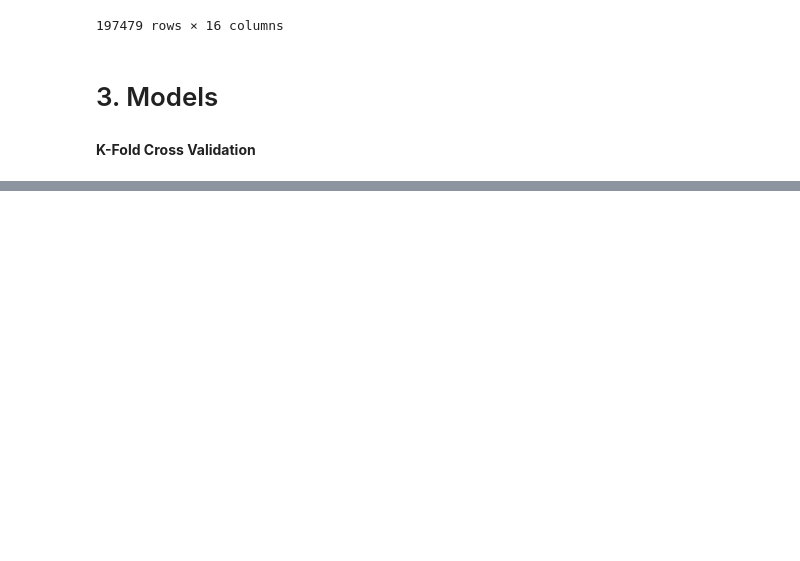
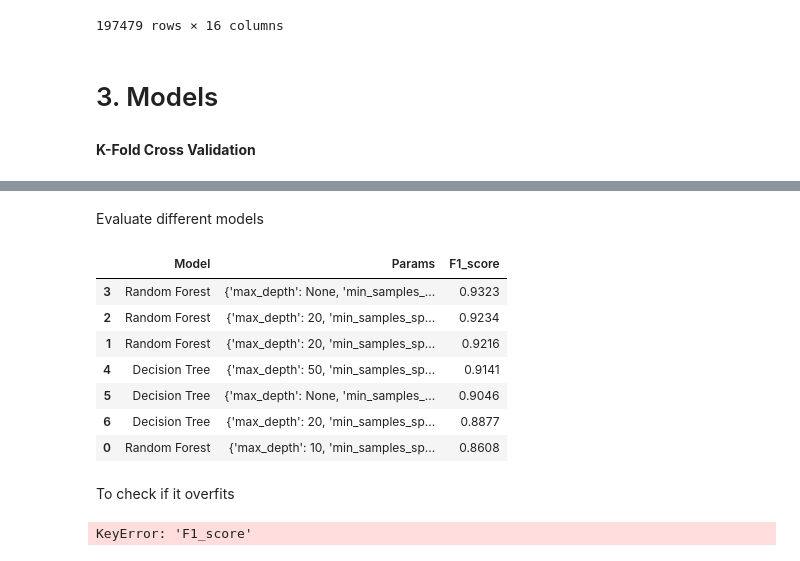
Before and after one commit to taaniagonzaalez/ProjectML, a Jupyter notebook: grid_search.ipynb, the cells around one changed output, grey strips where cells are left out. Drawn from its saved outputs; the diff is of its cells as text; code cells hidden in the pictures; blank space fills up the shorter version.

```diff
--- a/grid_search.ipynb
+++ b/grid_search.ipynb
@@ -152,7 +152,7 @@ from sklearn.model_selection import StratifiedGroupKFold, GridSearchCV
 from sklearn.metrics import make_scorer
 from sklearn.ensemble import RandomForestClassifier
 from sklearn.tree import DecisionTreeClassifier
-from xgboost import XGBClassifier
+# from xgboost import XGBClassifier
 from sklearn.feature_selection import SelectFromModel
 from sklearn.pipeline import Pipeline
 
@@ -191,22 +191,22 @@ def grid_search_models(df, features, n_folds=5):
             'classifier__max_depth': [50, 100, None],
             'classifier__min_samples_split': [5, 10, 20],
             'classifier__class_weight': ['balanced']
-        },
-        "XGB Classifier": {
-            'classifier__max_depth': [3, 4, 5],
-            'classifier__learning_rate': [0.01, 0.1],
-            'classifier__subsample': [0.7, 0.8],
-            'classifier__n_estimators': [50, 100],
-            'classifier__reg_alpha': [0, 0.5],
-            'classifier__reg_lambda': [0.5, 1]
         }
+        # "XGB Classifier": {
+        #     'classifier__max_depth': [3, 4, 5],
+        #     'classifier__learning_rate': [0.01, 0.1],
+        #     'classifier__subsample': [0.7, 0.8],
+        #     'classifier__n_estimators': [50, 100],
+        #     'classifier__reg_alpha': [0, 0.5],
+        #     'classifier__reg_lambda': [0.5, 1]
+        # }
     }
 
     # Base models
     base_models = {
         "Random Forest": RandomForestClassifier(random_state=42),
-        "Decision Tree": DecisionTreeClassifier(random_state=42),
-        "XGB Classifier": XGBClassifier(random_state=42, eval_metric='logloss')
+        "Decision Tree": DecisionTreeClassifier(random_state=42)
+        # "XGB Classifier": XGBClassifier(random_state=42, eval_metric='logloss')
     }
 
     best_params = {}
@@ -263,0 +352,2 @@ Fitting 5 folds for each of 54 candidates, totalling 270 fits
+# %% [markdown]
+Evaluate different models
@@ -263,0 +426,15 @@ Fitting 5 folds for each of 54 candidates, totalling 270 fits
+# %%
+results = evaluate_models(df_train, features, comparisons_rf, comparisons_dt)
+import pandas as pd
+pd.DataFrame(results).sort_values(by="F1_score", ascending=False)
+# %% [output]
+|  | Model | Params | F1_score |
+| 3 | Random Forest | {'max_depth': None, 'min_samples_... | 0.9323 |
+| 2 | Random Forest | {'max_depth': 20, 'min_samples_sp... | 0.9234 |
+| 1 | Random Forest | {'max_depth': 20, 'min_samples_sp... | 0.9216 |
+| 4 | Decision Tree | {'max_depth': 50, 'min_samples_sp... | 0.9141 |
+| 5 | Decision Tree | {'max_depth': None, 'min_samples_... | 0.9046 |
+| 6 | Decision Tree | {'max_depth': 20, 'min_samples_sp... | 0.8877 |
+| 0 | Random Forest | {'max_depth': 10, 'min_samples_sp... | 0.8608 |
+# %% [markdown]
+To check if it overfits
@@ -263,0 +515,6 @@ Fitting 5 folds for each of 54 candidates, totalling 270 fits
+# %%
+results = evaluate_models(df_train, features, comparisons_rf, comparisons_dt)
+import pandas as pd
+pd.DataFrame(results).sort_values(by="Val_F1_mean", ascending=False)
+# %% [output]
+KeyError: 'F1_score'
```
Also changed, not shown: parts of 5 cells of this notebook, 4 other files.
